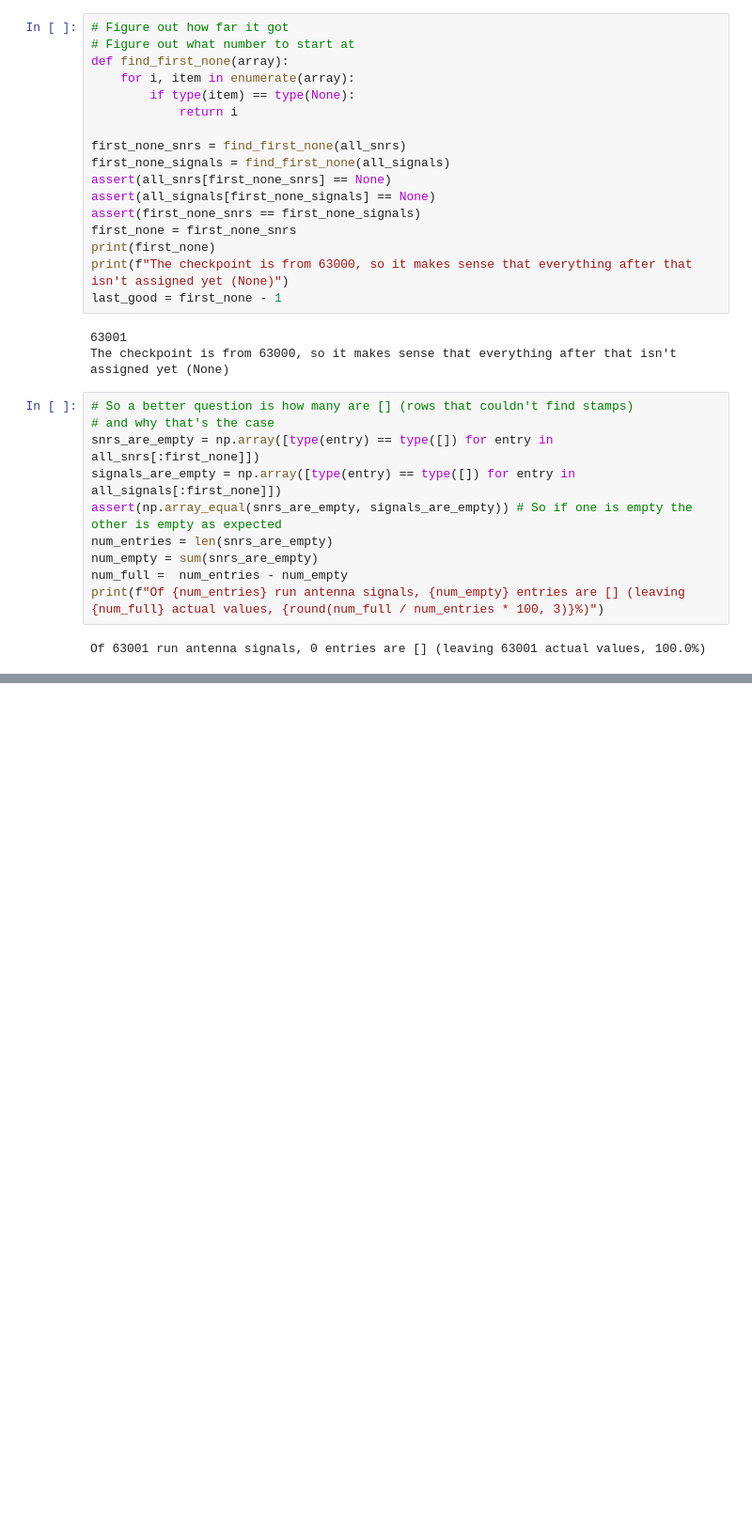
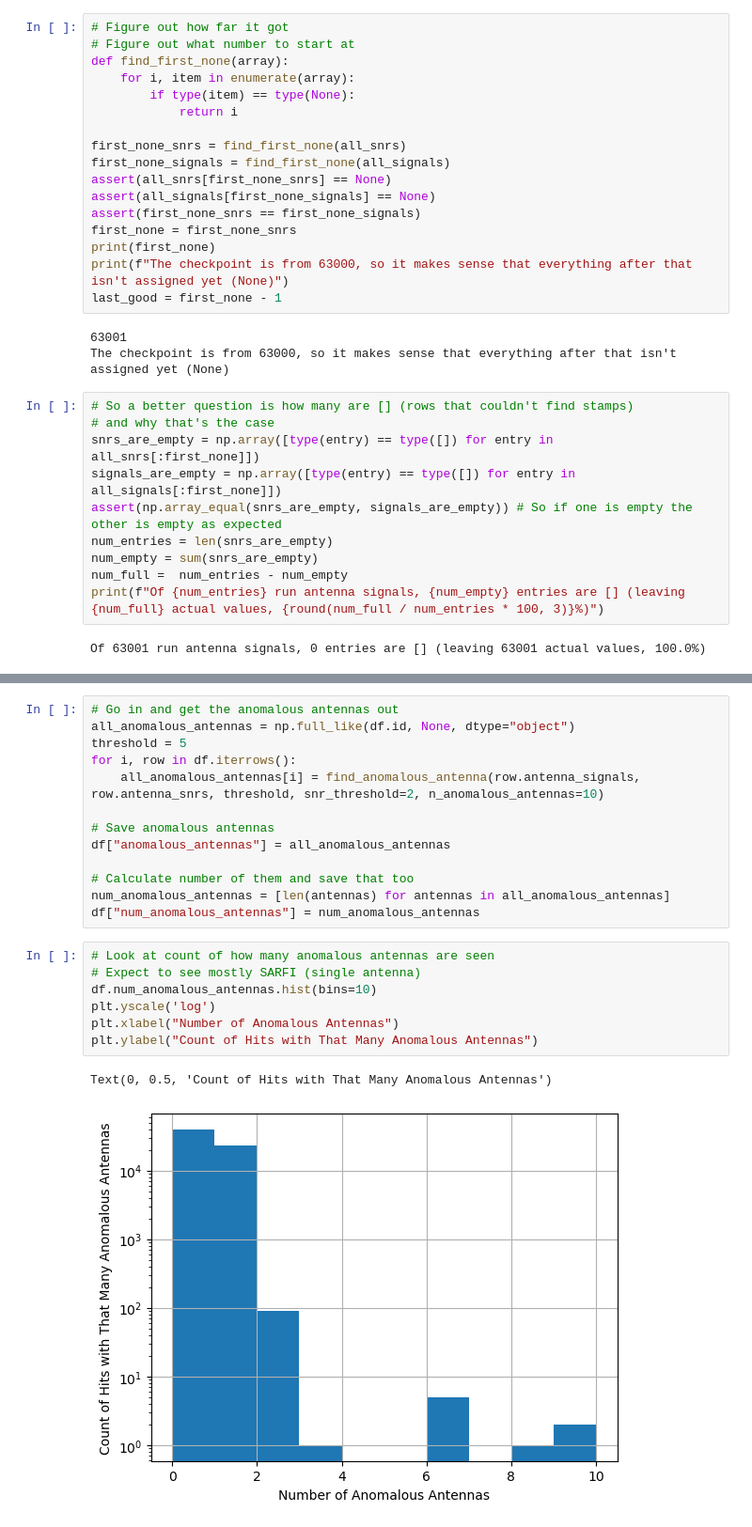
Before and after one commit to talonmyburgh/BL-COSMIC-HighFreq-Search, a Jupyter notebook: stamps/analyze_sarfi_results.ipynb, the cells around one changed output, grey strips where cells are left out. Shown at 94% size. Drawn from its saved outputs; the diff is of its cells as text; blank space fills up the shorter version.

```diff
--- a/stamps/analyze_sarfi_results.ipynb
+++ b/stamps/analyze_sarfi_results.ipynb
@@ -50,0 +123,23 @@ Of 63001 run antenna signals, 0 entries are [] (leaving 63001 actual values, 100
+# %%
+# Go in and get the anomalous antennas out
+all_anomalous_antennas = np.full_like(df.id, None, dtype="object")
+threshold = 5
+for i, row in df.iterrows():
+    all_anomalous_antennas[i] = find_anomalous_antenna(row.antenna_signals, row.antenna_snrs, threshold, snr_threshold=2, n_anomalous_antennas=10)
+
+# Save anomalous antennas
+df["anomalous_antennas"] = all_anomalous_antennas
+
+# Calculate number of them and save that too
+num_anomalous_antennas = [len(antennas) for antennas in all_anomalous_antennas]
+df["num_anomalous_antennas"] = num_anomalous_antennas
+# %%
+# Look at count of how many anomalous antennas are seen
+# Expect to see mostly SARFI (single antenna)
+df.num_anomalous_antennas.hist(bins=10)
+plt.yscale('log')
+plt.xlabel("Number of Anomalous Antennas")
+plt.ylabel("Count of Hits with That Many Anomalous Antennas")
+# %% [output]
+Text(0, 0.5, 'Count of Hits with That Many Anomalous Antennas')
+[figure, added]
```
Also changed, not shown: parts of 37 cells of this notebook, 9 other files.
